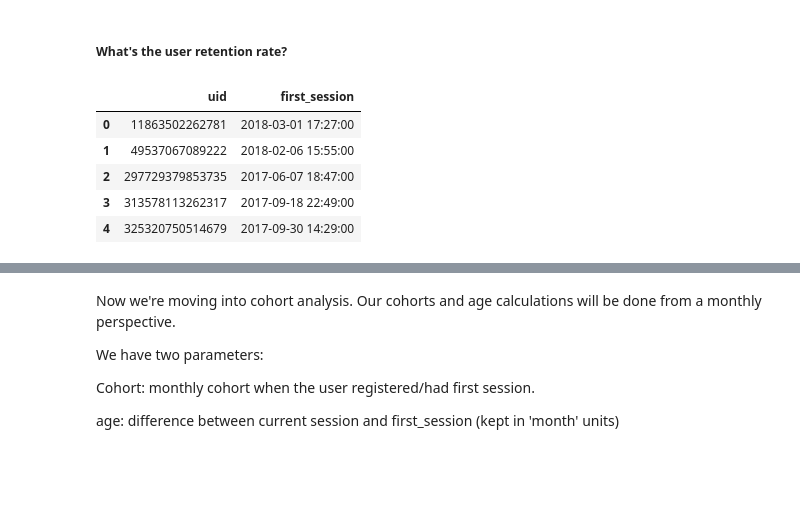
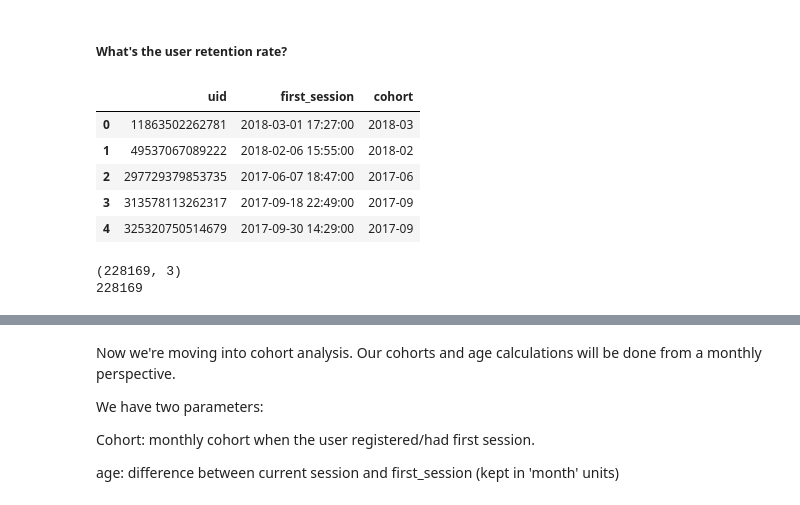
Before and after one commit to AcePine/yandex-marketing-expenses, a Jupyter notebook: yandex-data.ipynb, the cells around one changed output, grey strips where cells are left out. Cells and saved outputs as stored; diff of their text form; code cells hidden in the pictures; blank space fills up the shorter version.

```diff
--- a/yandex-data.ipynb
+++ b/yandex-data.ipynb
@@ -287,15 +291,23 @@ plt.show()
 # %%
 # we'll find the first session for each user
 
 min_visit = visits.groupby(['uid'])['start ts'].min().reset_index()
 min_visit.columns = ['uid', 'first_session']
+min_visit['cohort'] = min_visit['first_session'].dt.to_period('M')
 min_visit.head()
 # %% [output]
-|  | uid | first_session |
-| 0 | 11863502262781 | 2018-03-01 17:27:00 |
-| 1 | 49537067089222 | 2018-02-06 15:55:00 |
-| 2 | 297729379853735 | 2017-06-07 18:47:00 |
-| 3 | 313578113262317 | 2017-09-18 22:49:00 |
-| 4 | 325320750514679 | 2017-09-30 14:29:00 |
+|  | uid | first_session | cohort |
+| 0 | 11863502262781 | 2018-03-01 17:27:00 | 2018-03 |
+| 1 | 49537067089222 | 2018-02-06 15:55:00 | 2018-02 |
+| 2 | 297729379853735 | 2017-06-07 18:47:00 | 2017-06 |
+| 3 | 313578113262317 | 2017-09-18 22:49:00 | 2017-09 |
+| 4 | 325320750514679 | 2017-09-30 14:29:00 | 2017-09 |
+# %%
+print( min_visit.shape )
+
+print(len(visits.uid.unique()))
+# %% [output]
+(228169, 3)
+228169
 # %%
 # now we'll merge that dataset to the original dataset
```
Also changed, not shown: parts of 50 cells of this notebook.
